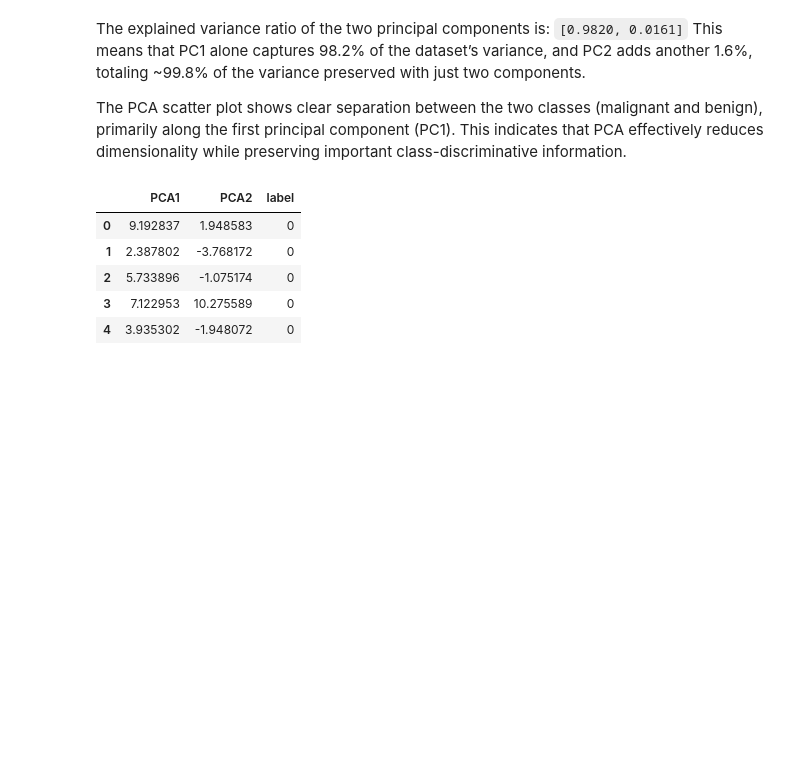
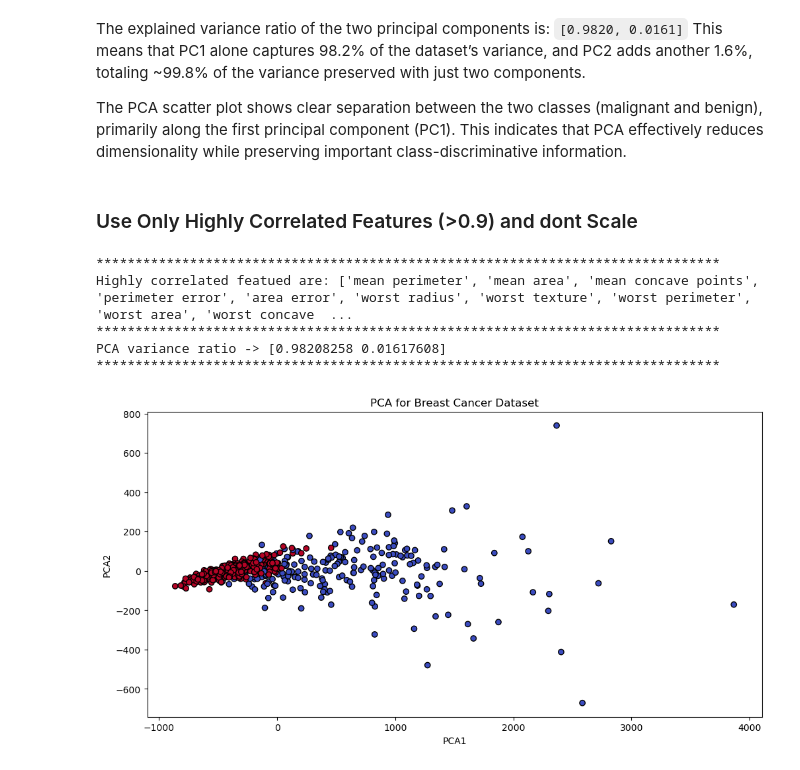
Before and after one commit to Gavision97/Machine-Learning-Projects, a Jupyter notebook: Cancer Cell Classification/Cancer cell classification using Scikit-learn.ipynb, the cells around one changed output. Cells and saved outputs as stored; diff of their text form; code cells hidden in the pictures; blank space fills up the shorter version.

```diff
--- a/Cancer Cell Classification/Cancer cell classification using Scikit-learn.ipynb
+++ b/Cancer Cell Classification/Cancer cell classification using Scikit-learn.ipynb
@@ -327,15 +393,14 @@ PCA variance ratio -> [0.44272026 0.18971182]
 The explained variance ratio of the two principal components is: `[0.9820, 0.0161]` This means that PC1 alone captures 98.2% of the dataset’s variance, and PC2 adds another 1.6%, totaling ~99.8% of the variance preserved with just two components.
 
 The PCA scatter plot shows clear separation between the two classes (malignant and benign), primarily along the first principal component (PC1). This indicates that PCA effectively reduces dimensionality while preserving important class-discriminative information.
-# %%
-pca_df_x = pd.DataFrame(X_pca, columns=['PCA1', 'PCA2'])
-pca_df = pd.concat([pca_df_x, cancer_df.iloc[:, -1]], axis=1)
-
-pca_df.head()
-# %% [output]
-|  | PCA1 | PCA2 | label |
-| 0 | 9.192837 | 1.948583 | 0 |
-| 1 | 2.387802 | -3.768172 | 0 |
-| 2 | 5.733896 | -1.075174 | 0 |
-| 3 | 7.122953 | 10.275589 | 0 |
-| 4 | 3.935302 | -1.948072 | 0 |
+# %% [markdown]
+### Use Only Highly Correlated Features (>0.9) and dont Scale ###
+# %%
+pca_df3 = PCA_correlated_features(pca_df3)
+# %% [output]
+********************************************************************************
+Highly correlated featued are: ['mean perimeter', 'mean area', 'mean concave points', 'perimeter error', 'area error', 'worst radius', 'worst texture', 'worst perimeter', 'worst area', 'worst concave  ...
+********************************************************************************
+PCA variance ratio -> [0.98208258 0.01617608]
+********************************************************************************
+[figure, added]
```
Also changed, not shown: parts of 16 cells of this notebook, 1 other file.
